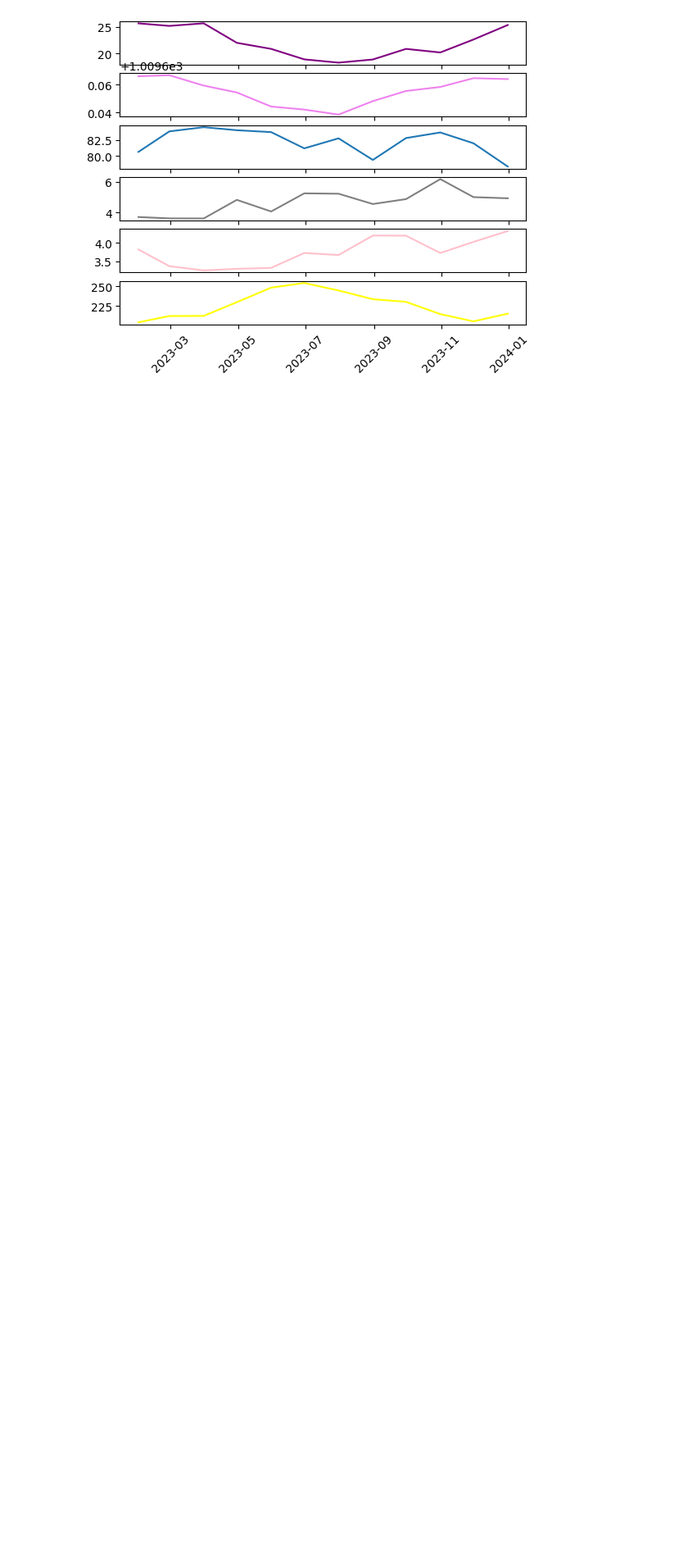
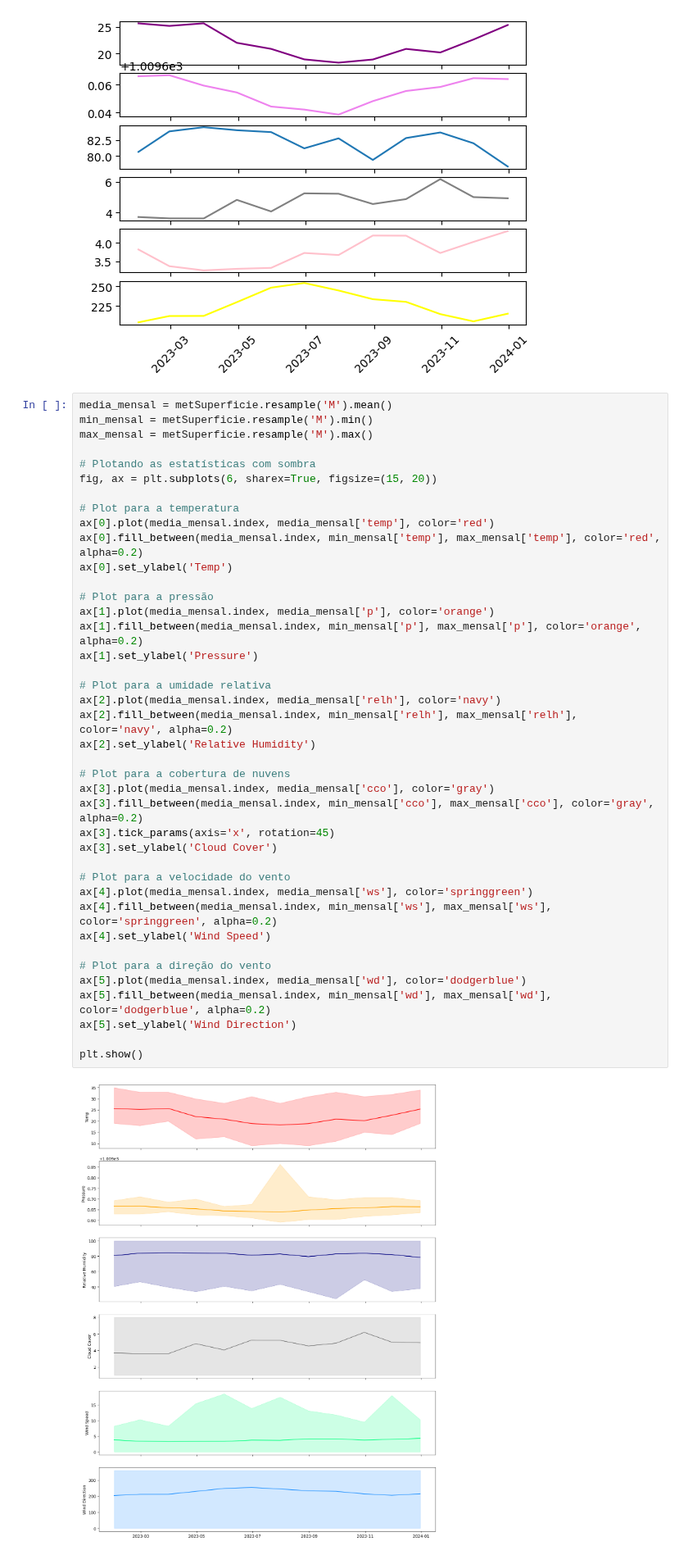
Before and after one commit to anapietroski/Controle_AnaPietroski, a Jupyter notebook: Atividade02_Ana_e_Barbara.ipynb, the cells around one changed output. Shown at 82% size. Cells and saved outputs as stored; diff of their text form; blank space fills up the shorter version.

```diff
--- a/Atividade02_Ana_e_Barbara.ipynb
+++ b/Atividade02_Ana_e_Barbara.ipynb
@@ -142,6 +191,48 @@ ax[5].tick_params(axis='x', rotation=45)
 
 [8758 rows x 17 columns]
 [figure]
+# %%
+media_mensal = metSuperficie.resample('M').mean()
+min_mensal = metSuperficie.resample('M').min()
+max_mensal = metSuperficie.resample('M').max()
+
+# Plotando as estatísticas com sombra
+fig, ax = plt.subplots(6, sharex=True, figsize=(15, 20))
+
+# Plot para a temperatura
+ax[0].plot(media_mensal.index, media_mensal['temp'], color='red')
+ax[0].fill_between(media_mensal.index, min_mensal['temp'], max_mensal['temp'], color='red', alpha=0.2)
+ax[0].set_ylabel('Temp')
+
+# Plot para a pressão
+ax[1].plot(media_mensal.index, media_mensal['p'], color='orange')
+ax[1].fill_between(media_mensal.index, min_mensal['p'], max_mensal['p'], color='orange', alpha=0.2)
+ax[1].set_ylabel('Pressure')
+
+# Plot para a umidade relativa
+ax[2].plot(media_mensal.index, media_mensal['relh'], color='navy')
+ax[2].fill_between(media_mensal.index, min_mensal['relh'], max_mensal['relh'], color='navy', alpha=0.2)
+ax[2].set_ylabel('Relative Humidity')
+
+# Plot para a cobertura de nuvens
+ax[3].plot(media_mensal.index, media_mensal['cco'], color='gray')
+ax[3].fill_between(media_mensal.index, min_mensal['cco'], max_mensal['cco'], color='gray', alpha=0.2)
+ax[3].tick_params(axis='x', rotation=45)
+ax[3].set_ylabel('Cloud Cover')
+
+# Plot para a velocidade do vento
+ax[4].plot(media_mensal.index, media_mensal['ws'], color='springgreen')
+ax[4].fill_between(media_mensal.index, min_mensal['ws'], max_mensal['ws'], color='springgreen', alpha=0.2)
+ax[4].set_ylabel('Wind Speed')
+
+# Plot para a direção do vento
+ax[5].plot(media_mensal.index, media_mensal['wd'], color='dodgerblue')
+ax[5].fill_between(media_mensal.index, min_mensal['wd'], max_mensal['wd'], color='dodgerblue', alpha=0.2)
+ax[5].set_ylabel('Wind Direction')
+
+plt.show()
+# %% [output]
+[figure, added]
 # %%
 # Criando minha rosa dos ventos
 from windrose import WindroseAxes
```
Also changed, not shown: parts of 1 cell of this notebook.
